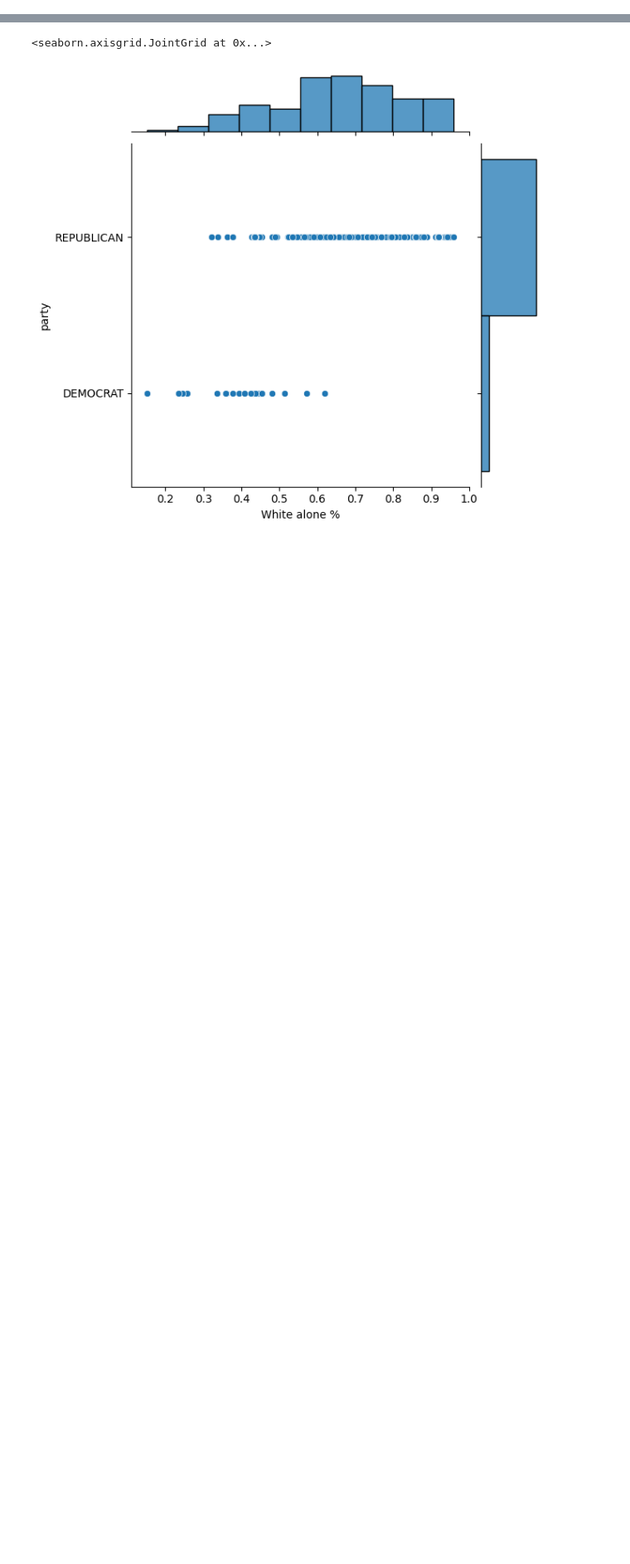
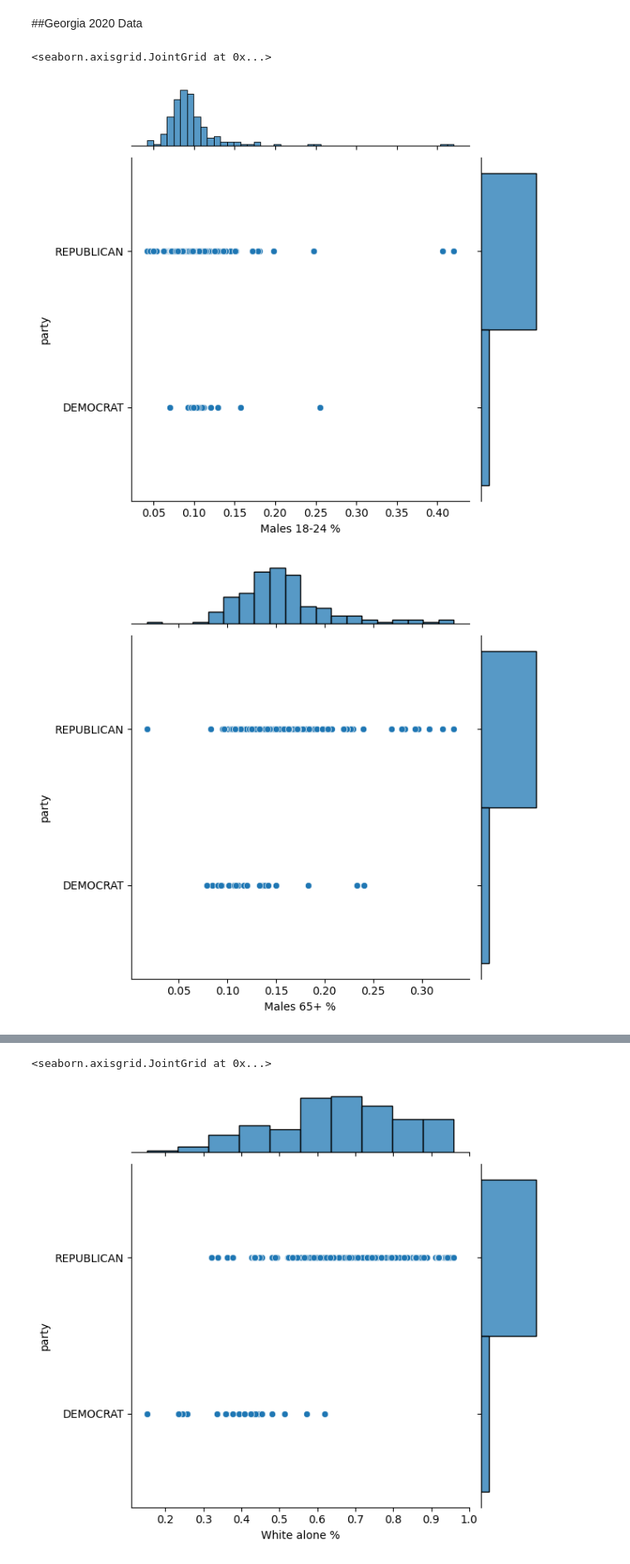
Before and after one commit to nw93929/DS2002FinalProject, a Jupyter notebook: finalprojectcode.ipynb, the cells around one changed output, grey strips where cells are left out. Shown: that part at 83% size. Saved outputs shown, nothing was run; the diff lists cells and outputs as text; code cells hidden in the pictures; blank space fills up the shorter version.

```diff
--- a/finalprojectcode.ipynb
+++ b/finalprojectcode.ipynb
@@ -51,14 +40,0 @@ merged_df.head()
-# %%
-state_datasets = {}
-
-for state in merged_df['state'].unique():
-    state_df = merged_df[merged_df['state'] == state]
-    state_datasets[state] = state_df
-
-az_data = state_datasets['Arizona']
-nc_data = state_datasets['North Carolina']
-ga_data = state_datasets['Georgia']
-mi_data = state_datasets['Michigan']
-nv_data = state_datasets['Nevada']
-pa_data = state_datasets['Pennsylvania']
-wi_data = state_datasets['Wisconsin']
@@ -97,0 +87,11 @@ sns.jointplot(x=az_data['Females 65+ %'],y=az_data['party'])
+# %% [markdown]
+##Georgia 2020 Data
+# %%
+sns.jointplot(x=ga_data2020['Males 18-24 %'],y=ga_data2020['party'])
+sns.jointplot(x=ga_data2020['Males 65+ %'],y=ga_data2020['party'])
+sns.jointplot(x=ga_data2020['Females 18-24 %'],y=ga_data2020['party'])
+sns.jointplot(x=ga_data2020['Females 65+ %'],y=ga_data2020['party'])
+# %% [output]
+<seaborn.axisgrid.JointGrid at 0x...>
+[figure, added]
+[figure, added]
```
Also changed, not shown: parts of 27 cells of this notebook.
